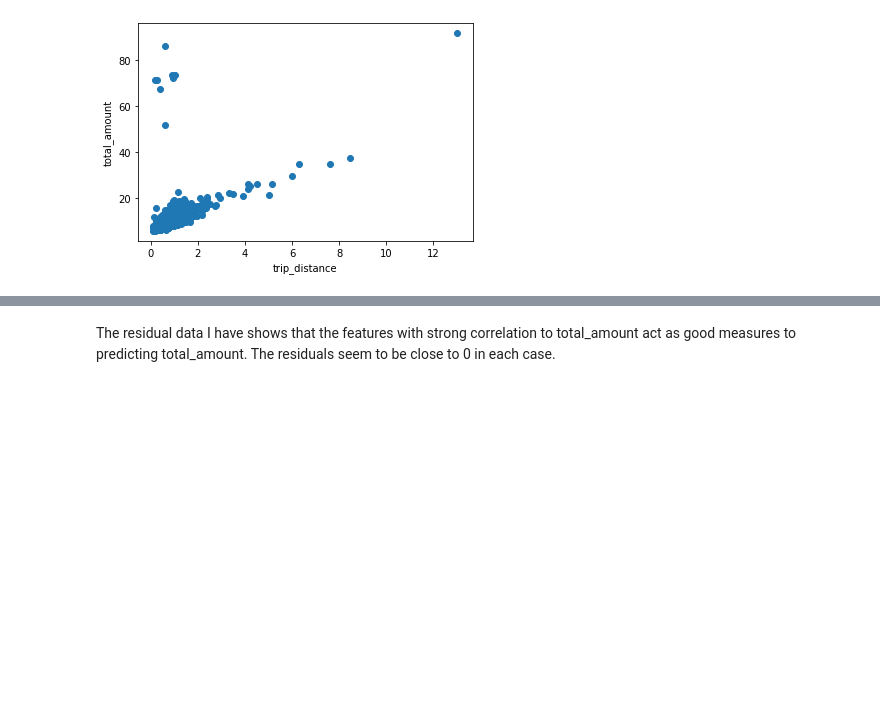
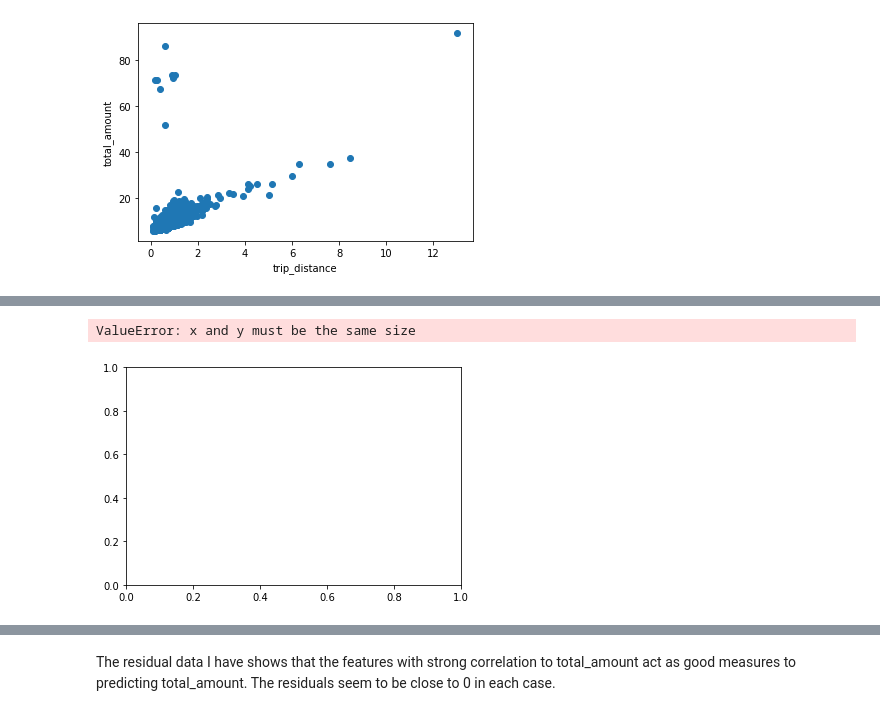
Before and after one commit to loalberto/Springboard-DataScienceCapstone2, a Jupyter notebook: Testing_Taxi_data.ipynb, the cells around one changed output, grey strips where cells are left out. Cells and saved outputs as stored; diff of their text form; code cells hidden in the pictures; blank space fills up the shorter version.

```diff
--- a/Testing_Taxi_data.ipynb
+++ b/Testing_Taxi_data.ipynb
@@ -138,2 +139,8 @@ Name: total_amount, Length: 2500, dtype: float64
+# %%
+len(X_test) == len(ridge_residual)
+plt.scatter(X_test, ridge_residual, color='red')
+# %% [output]
+ValueError: x and y must be the same size
+[figure, added]
 # %%
 # A plot of the Ridge Regression residuals
```
Also changed, not shown: parts of 11 cells of this notebook.
